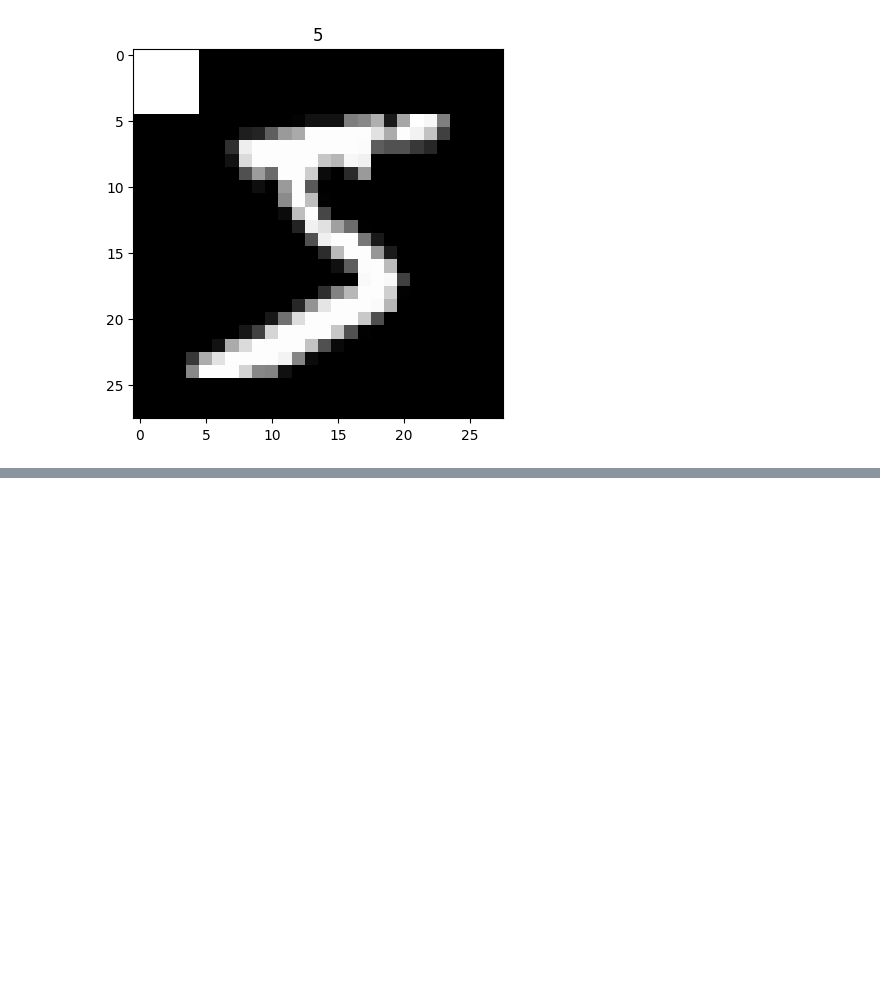
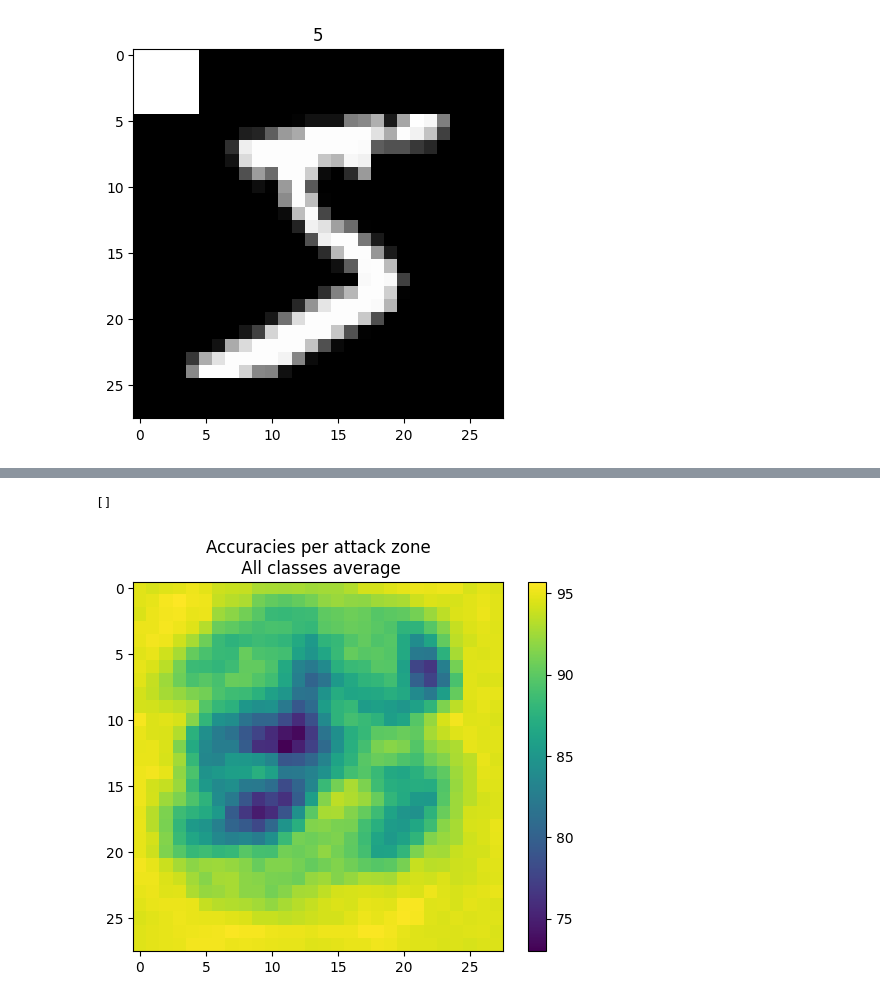
Before and after one commit to Red-Rapious/Semiring-LRP, a Jupyter notebook: code/mnist-attacks.ipynb, the cells around one changed output, grey strips where cells are left out. Cells and saved outputs as stored; diff of their text form; code cells hidden in the pictures; blank space fills up the shorter version.

Commit message:
Added classes average for attacks

```diff
--- a/code/mnist-attacks.ipynb
+++ b/code/mnist-attacks.ipynb
@@ -222,0 +221,8 @@ for i in range(10):
+# %%
+plt.imshow(np.mean(np.array(accuracies), axis=0))
+plt.colorbar()
+plt.title("Accuracies per attack zone\n All classes average")
+plt.plot()
+# %% [output]
+[]
+[figure, added]
```
Also changed, not shown: parts of 3 cells of this notebook.
